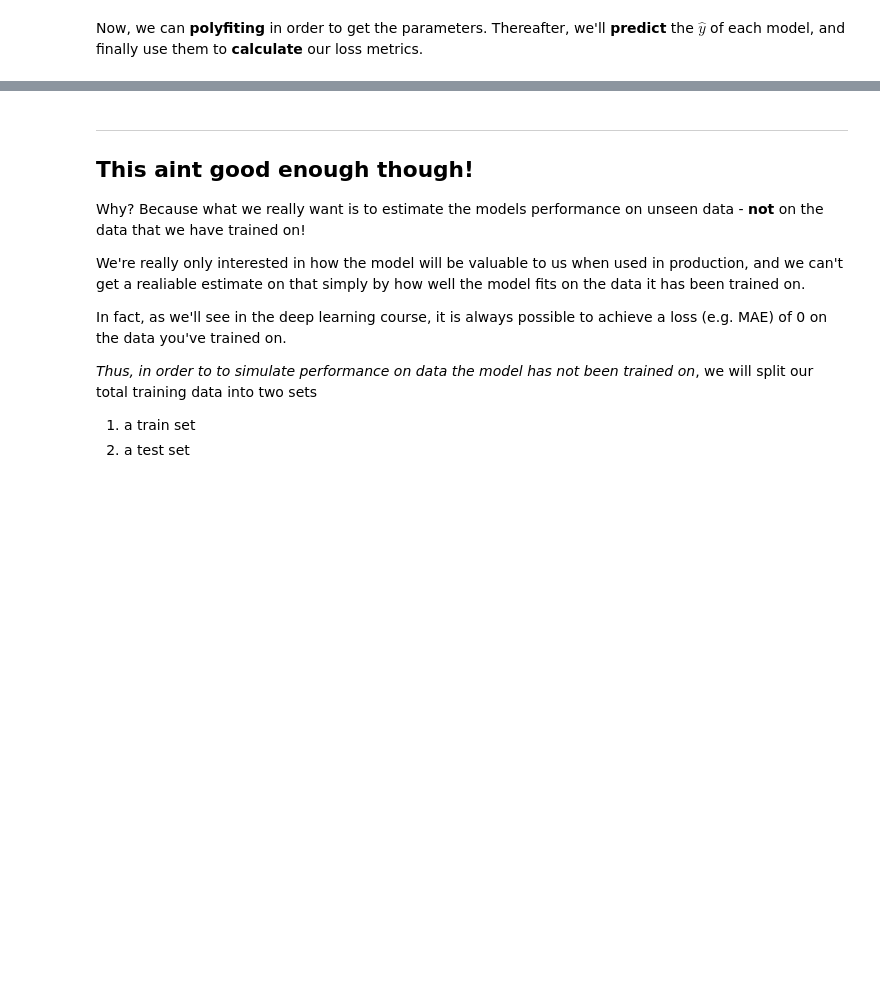
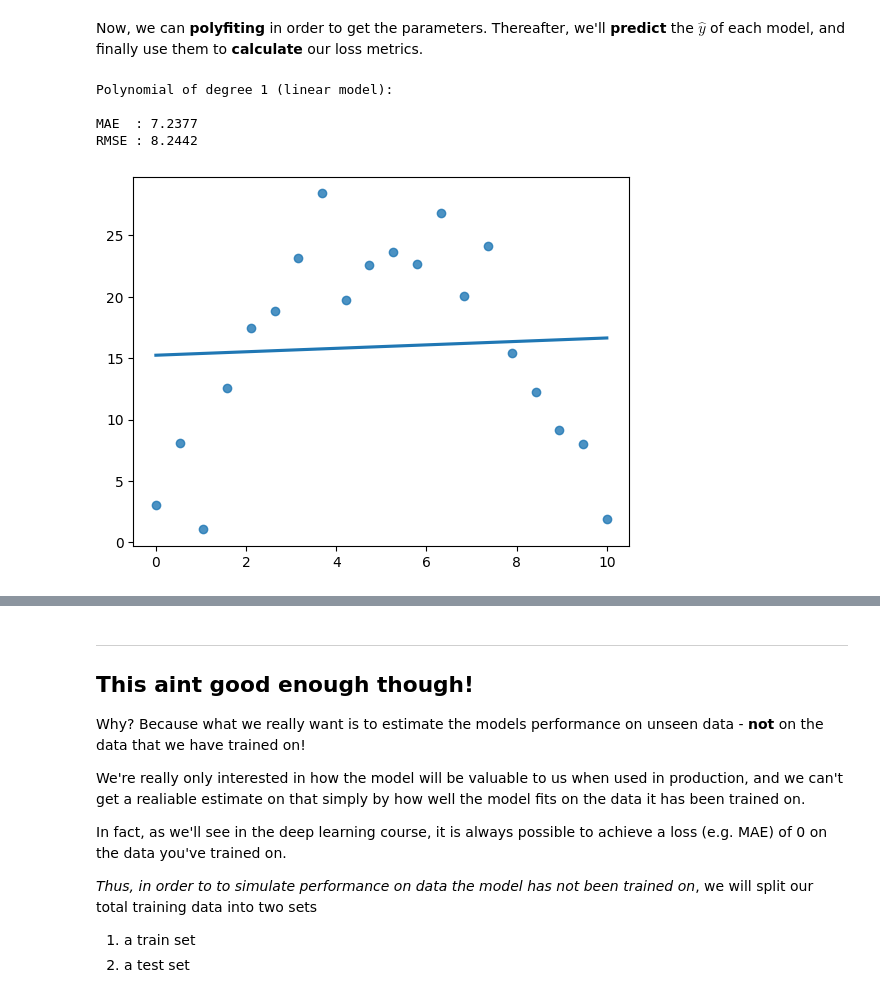
Before and after one commit to aleylani/Machine-Learning-AI24, a Jupyter notebook: notebooks/week1_lab03_train_test_split.ipynb, the cells around one changed output, grey strips where cells are left out. Drawn from its saved outputs; the diff is of its cells as text; code cells hidden in the pictures; blank space fills up the shorter version.

```diff
--- a/notebooks/week1_lab03_train_test_split.ipynb
+++ b/notebooks/week1_lab03_train_test_split.ipynb
@@ -152,17 +159,25 @@ Now, we can **polyfiting** in order to get the parameters. Thereafter, we'll **p
 # %%
 # degree 1 (linear model)
 
 w1, b = np.polyfit(x_vals, y_vals, deg=1)
 
 y_hats_linear_model = np.array([linear_model(x, w1, b) for x in x_vals])
 
 print('Polynomial of degree 1 (linear model):', end='\n\n')
 
 linear_model_MAE = MAE(y_vals, y_hats_linear_model)
 linear_model_RMSE = RMSE(y_vals, y_hats_linear_model)
 
 print('MAE  :', linear_model_MAE)
 print('RMSE :', linear_model_RMSE)
+
+sns.regplot(x=x_vals, y=y_vals, order=1, ci=None);
+# %% [output]
+Polynomial of degree 1 (linear model):
+
+MAE  : 7.2377
+RMSE : 8.2442
+[figure, added]
 # %%
 # degree 2
 
```
Also changed, not shown: parts of 19 cells of this notebook.
